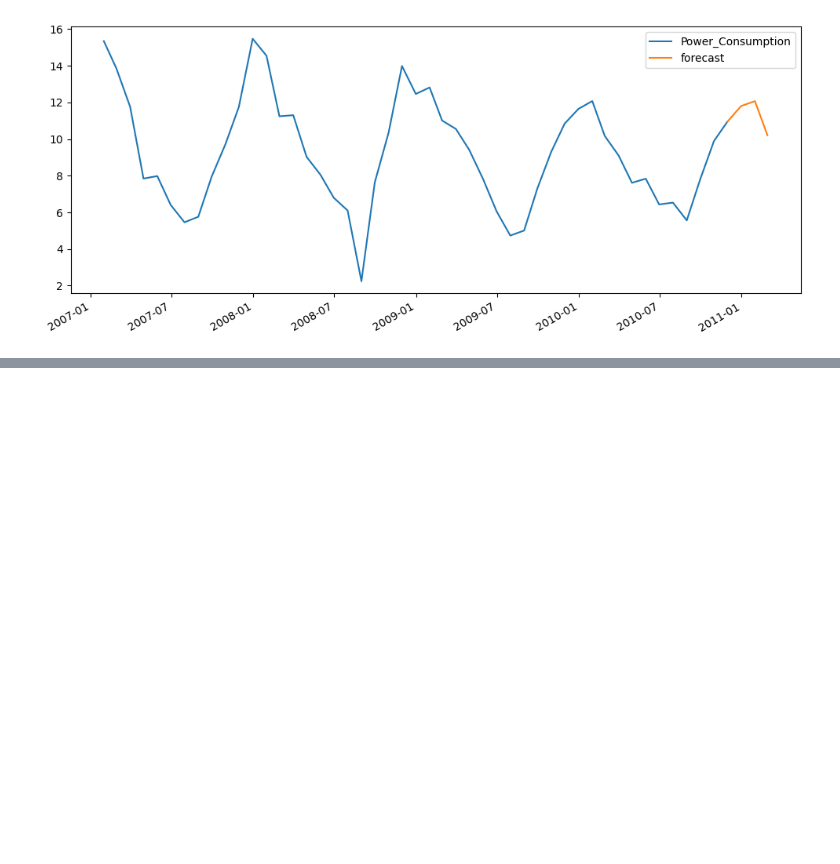
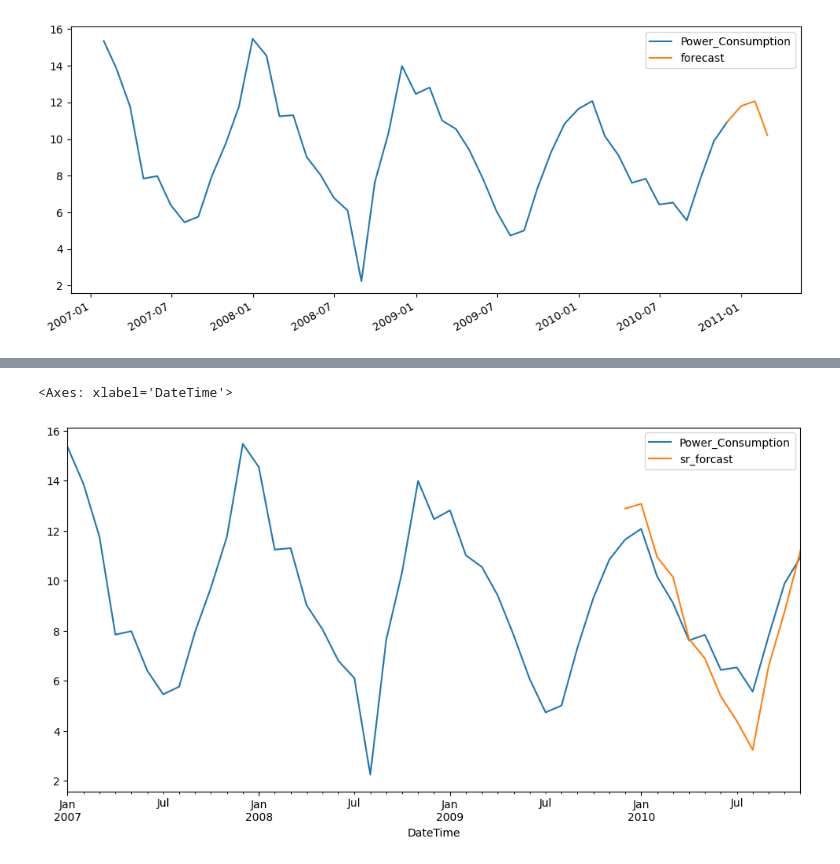
Before and after one commit to akshaypatil7015/TimeSeriesAnalysis, a Jupyter notebook: time-series-analysis-project.ipynb, the cells around one changed output, grey strips where cells are left out. Cells and saved outputs as stored; diff of their text form; code cells hidden in the pictures; blank space fills up the shorter version.

```diff
--- a/time-series-analysis-project.ipynb
+++ b/time-series-analysis-project.ipynb
@@ -455,0 +570,3 @@ future_df[['Power_Consumption', 'forecast']].plot(figsize=(12, 5))
+# %%
+sr=SARIMAX(month_df['Power_Consumption'].dropna(),order=(1,1,1),seasonal_order=(1,1,1,12))
+sr_model=sr.fit()
@@ -455,0 +592,6 @@ future_df[['Power_Consumption', 'forecast']].plot(figsize=(12, 5))
+# %%
+month_df['sr_forcast']=sr_model.predict(start=-12 ,end=-1 ,dynamic=True)
+month_df[['Power_Consumption','sr_forcast']].plot(figsize=[12,6])
+# %% [output]
+<Axes: xlabel='DateTime'>
+[figure, added]
```
Also changed, not shown: parts of 23 cells of this notebook.
